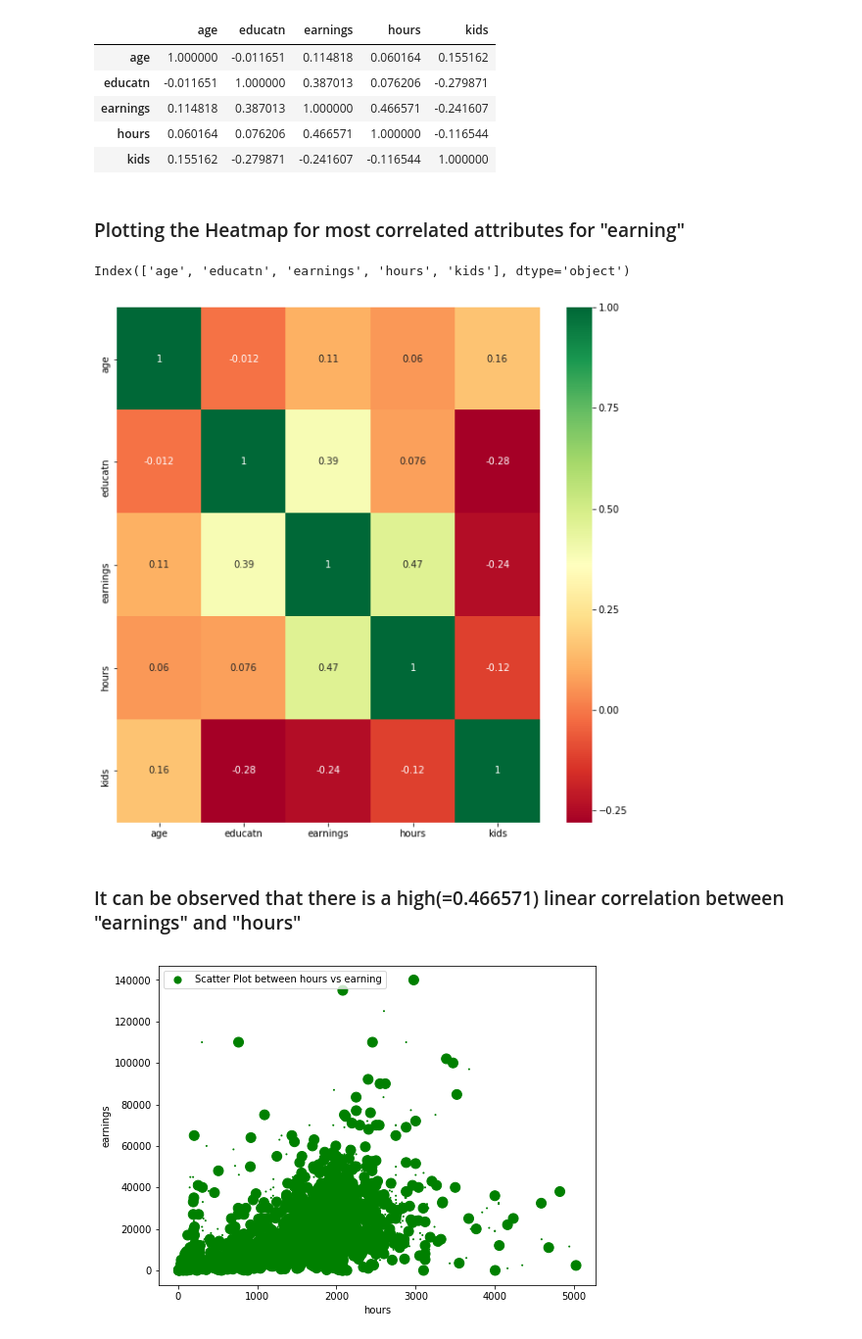
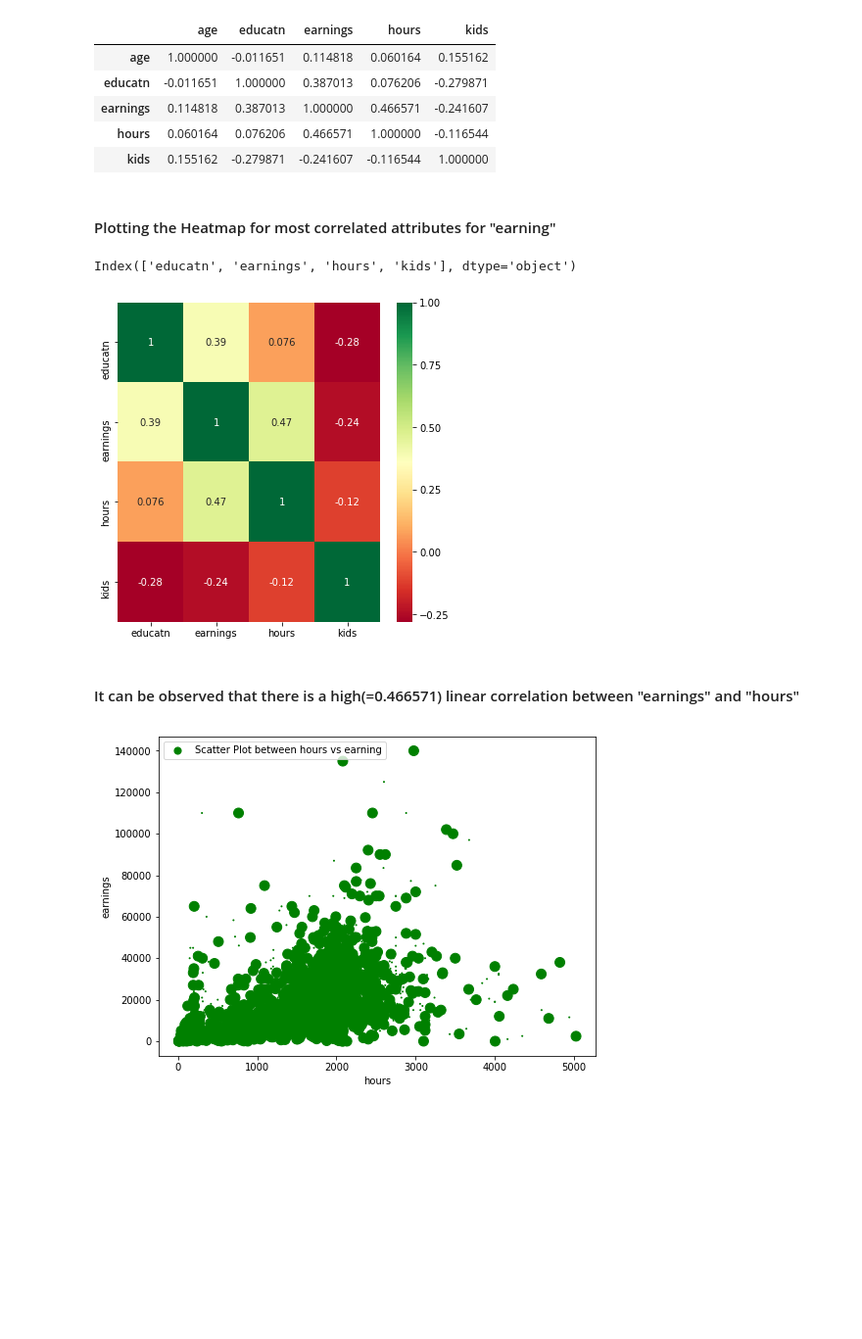
Before and after one commit to PraAnj/hypothesis-testing, a Jupyter notebook: ds project.ipynb, the cells around one changed output. Shown at 98% size. Drawn from its saved outputs; the diff is of its cells as text; code cells hidden in the pictures; blank space fills up the shorter version.

```diff
--- a/ds project.ipynb
+++ b/ds project.ipynb
@@ -201,19 +201,19 @@ my_data.corr(method='pearson')
 | hours | 0.060164 | 0.076206 | 0.466571 | 1.000000 | -0.116544 |
 | kids | 0.155162 | -0.279871 | -0.241607 | -0.116544 | 1.000000 |
 # %% [markdown]
-### Plotting the Heatmap for most correlated attributes for "earning"
+#### Plotting the Heatmap for most correlated attributes for "earning"
 # %%
 corrValues = my_data.corr(method='pearson')
-topCorrFeaturesForEarnig = corrValues.index[abs(corrValues['earnings']) >= 0]
+topCorrFeaturesForEarnig = corrValues.index[abs(corrValues['earnings']) >= 0.2]
 print(topCorrFeaturesForEarnig)
 
-plt.figure(figsize=(10,10))
+plt.figure(figsize=(6,6))
 ax = sns.heatmap(my_data[topCorrFeaturesForEarnig].corr(), annot=True, cmap="RdYlGn")
 # %% [output]
-Index(['age', 'educatn', 'earnings', 'hours', 'kids'], dtype='object')
+Index(['educatn', 'earnings', 'hours', 'kids'], dtype='object')
-[figure, old version]
+[figure, new version]
 # %% [markdown]
-### It can be observed that there is a high(=0.466571) linear correlation between "earnings" and "hours"
+#### It can be observed that there is a high(=0.466571) linear correlation between "earnings" and "hours"
 # %%
 ax = my_data.plot.scatter(x='hours', y='earnings', s=[1,100], c='green', figsize=(8, 6), label='Scatter Plot between hours vs earning')
 # %% [output]
```
Also changed, not shown: parts of 8 cells of this notebook.
